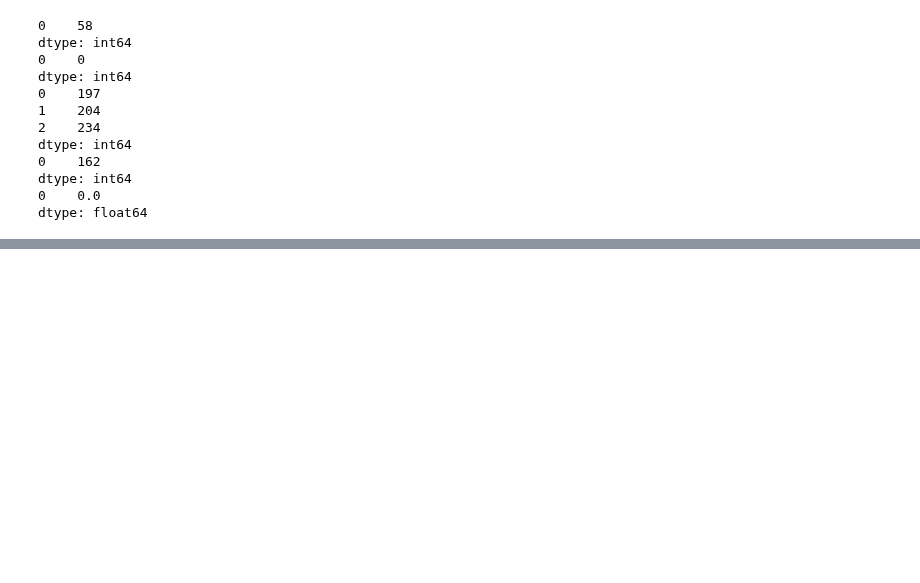
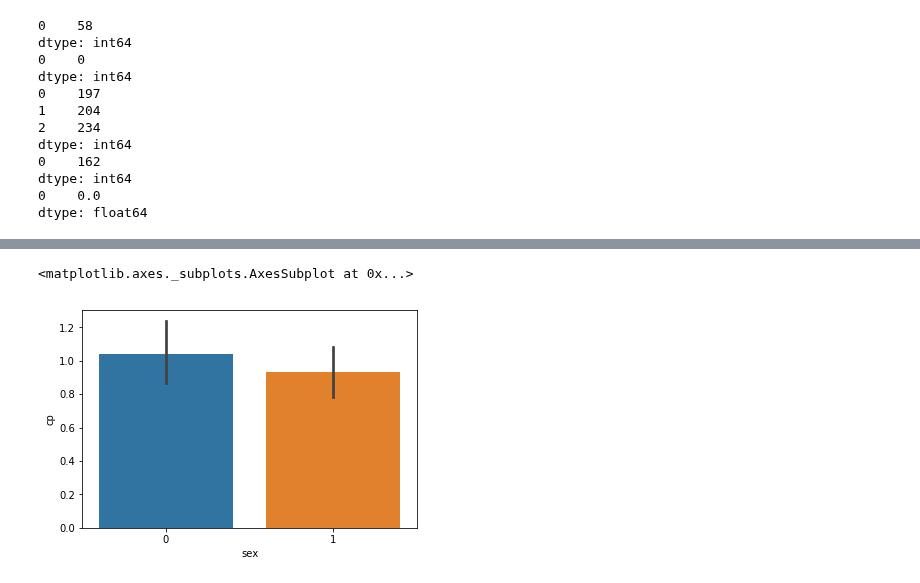
Before and after one commit to prasantib/docsaiprassu, a Jupyter notebook: Individual Project.ipynb, the cells around one changed output, grey strips where cells are left out. Saved outputs shown, nothing was run; the diff lists cells and outputs as text; code cells hidden in the pictures; blank space fills up the shorter version.

```diff
--- a/Individual Project.ipynb
+++ b/Individual Project.ipynb
@@ -77,0 +95,5 @@ dtype: float64
+# %%
+sns.barplot('sex', 'cp', data=df)
+# %% [output]
+<matplotlib.axes._subplots.AxesSubplot at 0x...>
+[figure, added]
```
Also changed, not shown: parts of 12 cells of this notebook.
